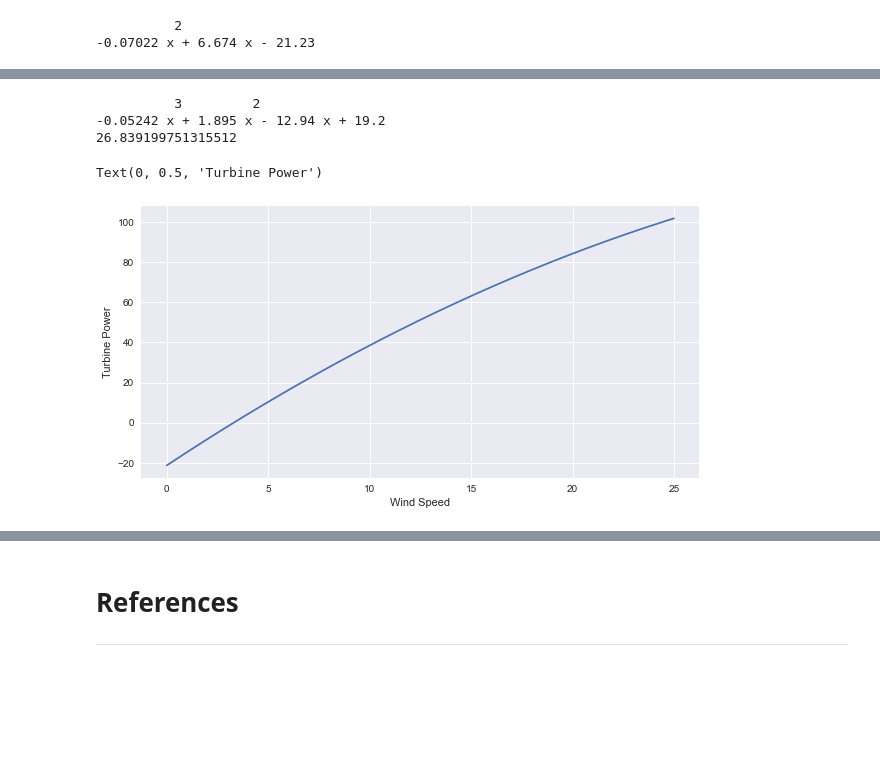
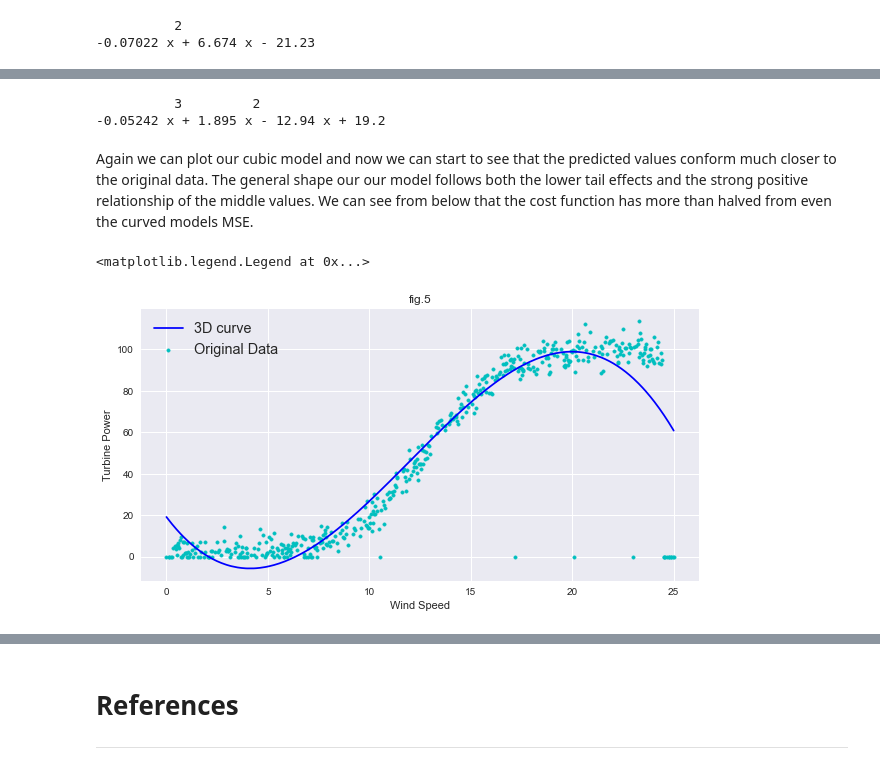
Before and after one commit to cian-gmit-da2020/DA_FUN_Project, a Jupyter notebook: project.ipynb, the cells around one changed output, grey strips where cells are left out. Saved outputs shown, nothing was run; the diff lists cells and outputs as text; code cells hidden in the pictures; blank space fills up the shorter version.

```diff
--- a/project.ipynb
+++ b/project.ipynb
@@ -128,15 +236,18 @@ poly3d = np.polyfit(x, y, 3)
 cubedPoly = np.poly1d(poly3d)
 
 print(cubedPoly)
-print(cubedPoly(10))
 # %% [output]
           3         2
 -0.05242 x + 1.895 x - 12.94 x + 19.2
-26.839199751315512
+# %% [markdown]
+Again we can plot our cubic model and now we can start to see that the predicted values conform much closer to the original data. The general shape our our model  follows both the lower tail effects and the strong positive relationship of the middle values. We can see from below that the cost function has more than halved from even the curved models MSE.
 # %%
-plt.plot(x, curvedLine(x))
+plt.scatter(powerProduction["speed"], powerProduction["power"], marker='.',color="c", label="Original Data")
+plt.plot(x, cubedPoly(x), color="b", label="3D curve")
 plt.xlabel("Wind Speed")
 plt.ylabel("Turbine Power")
+plt.title("fig.5")
+plt.legend(fontsize="x-large")
 # %% [output]
-Text(0, 0.5, 'Turbine Power')
+<matplotlib.legend.Legend at 0x...>
-[figure, old version]
+[figure, new version]
```
Also changed, not shown: parts of 45 cells of this notebook, 1 other file.
